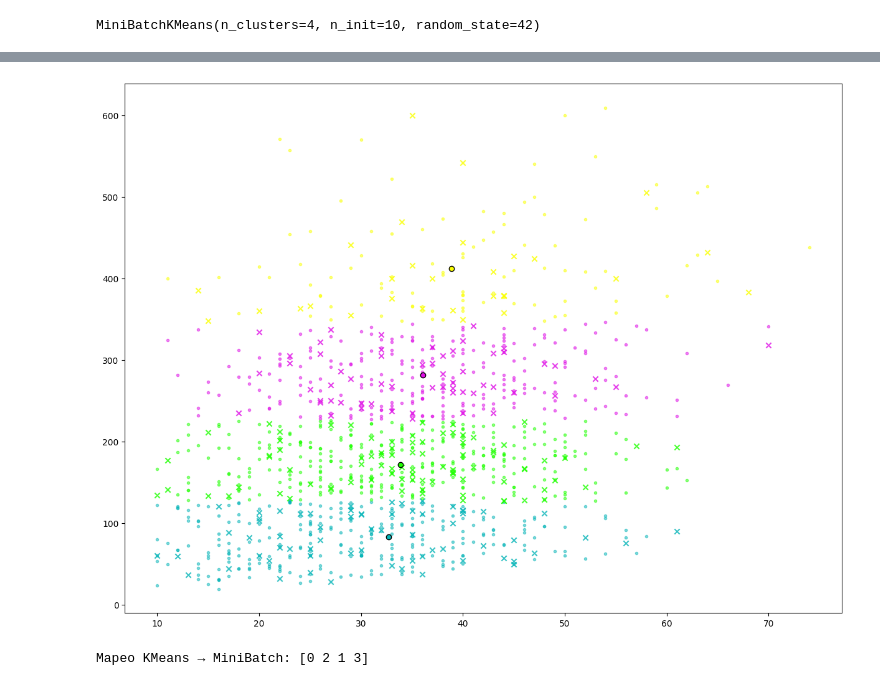
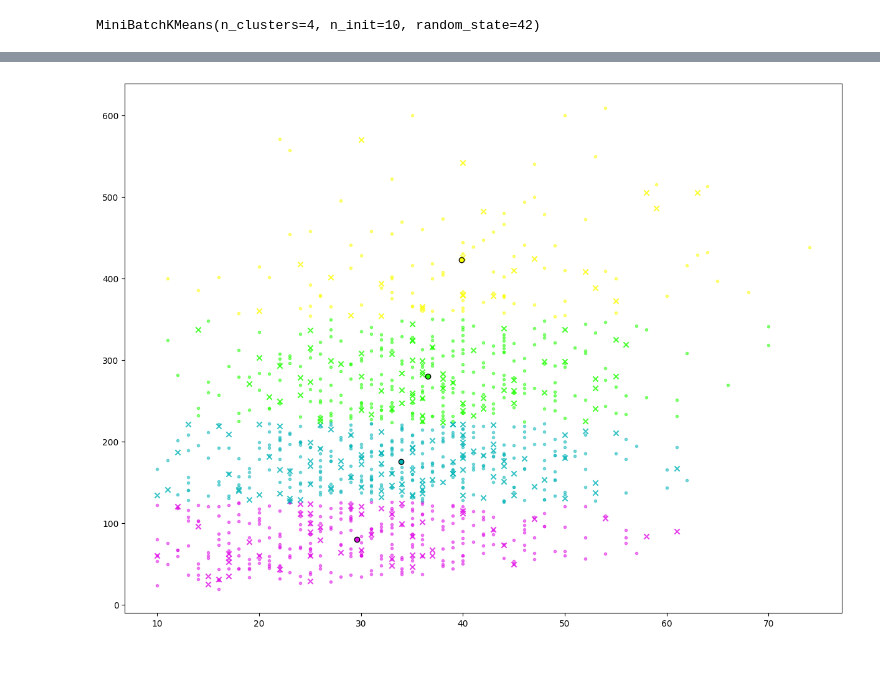
Before and after one commit to celiia0101/TFM-Aplicacion, a Jupyter notebook: src/API/src/data.ipynb, the cells around one changed output, grey strips where cells are left out. Saved outputs shown, nothing was run; the diff lists cells and outputs as text; code cells hidden in the pictures.

```diff
--- a/src/API/src/data.ipynb
+++ b/src/API/src/data.ipynb
@@ -282,4 +282,23 @@ print(cluster_centers)
+# %%
+def reorder_labels(labels, data, col='time_minutes'):
+    """Reetiqueta los clusters de CUALQUIER algoritmo según el orden ascendente
+    de la media de `col`, de forma que la etiqueta k signifique siempre lo mismo
+    (mismo rango de valores) y los resultados sean comparables entre algoritmos.
+
+    Devuelve (new_labels, centers) donde centers[k] es el centroide real
+    (media de las columnas) de los puntos con new_labels == k.
+    """
+    labels = np.asarray(labels)
+    means = pd.Series(np.asarray(data[col]), index=np.arange(len(labels))).groupby(labels).mean()
+    order = means.sort_values().index.to_numpy()
+    remap = {old: new for new, old in enumerate(order)}
+    new_labels = np.vectorize(remap.get)(labels)
+    centers = np.array([
+        data.to_numpy()[new_labels == k].mean(axis=0) for k in range(len(order))
+    ])
+    return new_labels, centers
 # %%
+cluster_labels, cluster_centers = reorder_labels(cluster_labels, train)
 fig = plt.figure(figsize=(12,10))
 fig.subplots_adjust(left=0.02, right=0.98, bottom=0.05, top=0.9)
 colors = ["#DF0FE6", "#06B5B8","#1EFF00","#FBFF00" ]
@@ -427,4 +446,8 @@ print(mincluster_centers)
 # %%
+mincluster_labels = minikmeans_model.predict(train)
+
+mincluster_labels, mincluster_centers = reorder_labels(mincluster_labels, train)
+
 fig = plt.figure(figsize=(12,10))
 fig.subplots_adjust(left=0.02, right=0.98, bottom=0.05, top=0.9)
 colors = ["#DF0FE6", "#06B5B8","#1EFF00","#FBFF00" ]
@@ -463,37 +486,28 @@ print(mincluster_centers)
 # %%
 label_train = minikmeans_model.predict(train)
 label_test = minikmeans_model.predict(test)
+
+mincluster_labels, mincluster_centers = reorder_labels(label_train, train)
+mincluster_label_test, mincluster_centers_test = reorder_labels(label_test, test)
 
 fig = plt.figure(figsize=(12,10))
 fig.subplots_adjust(left=0.02, right=0.98, bottom=0.05, top=0.9)
 colors = ["#DF0FE6", "#06B5B8","#1EFF00","#FBFF00" ]
 for k, col in zip(range(4), colors):
-    my_members_train = label_train == k
-    my_members_test = label_test == k
+    my_members_train = mincluster_labels == k
+    my_members_test = mincluster_label_test == k
     cluster_center = mincluster_centers[k]
     plt.scatter(train.iloc[my_members_train, 0], train.iloc[my_members_train, 1], alpha = 0.5, color=col, marker=".")
     plt.scatter(test.iloc[my_members_test, 0], test.iloc[my_members_test, 1],  alpha = 0.8, color=col, marker="x")
     plt.plot(
         cluster_center[0],
         cluster_center[1],
         "o",
         markerfacecolor=col,
         markeredgecolor="k",
         markersize=6,
     )
 
 plt.show()
 # %% [output]
-[figure, old version]
+[figure, new version]
-# %%
-from sklearn.metrics.pairwise import pairwise_distances_argmin
-
-mincluster_labels_train = minikmeans_model.predict(train)
-order = pairwise_distances_argmin(kmeans_model.cluster_centers_, minikmeans_model.cluster_centers_)
-remapped_mini_labels = order[mincluster_labels_train]
-print("Mapeo KMeans → MiniBatch:", order)
-
-k_means_labels = pairwise_distances_argmin(train, cluster_centers)
-mbk_means_labels = pairwise_distances_argmin(train, mincluster_centers)
-# %% [output]
-Mapeo KMeans → MiniBatch: [0 2 1 3]
```
Also changed, not shown: parts of 32 cells of this notebook, 44 other files.
